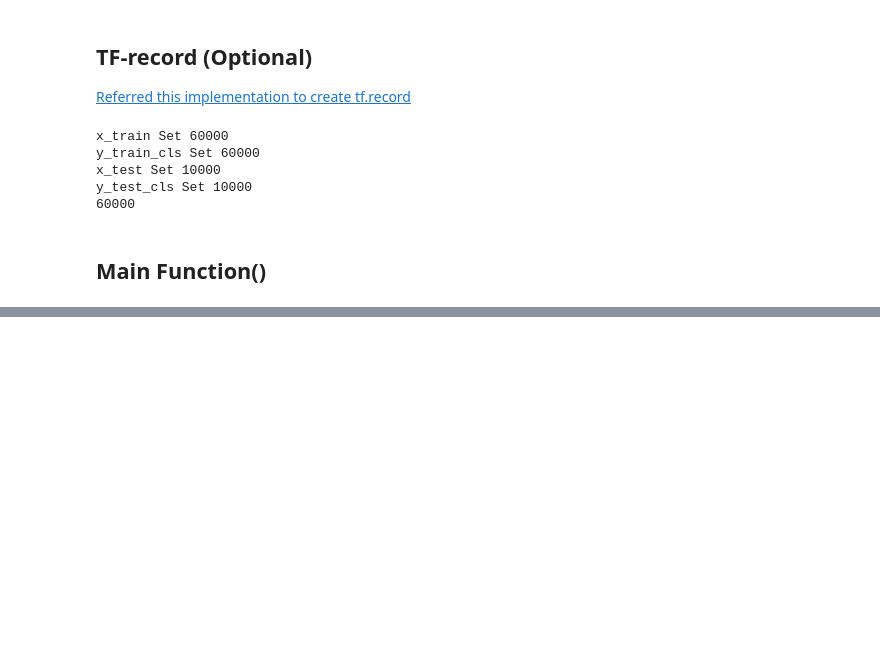
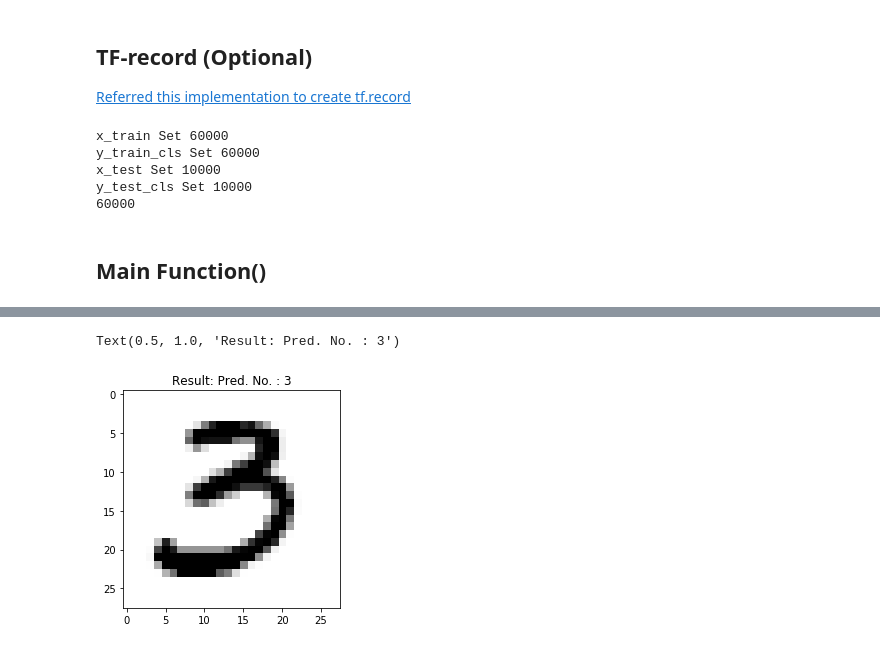
Before and after one commit to rahulkodinya/getAlongWithAI, a Jupyter notebook: 02_QAT_MNIST.ipynb, the cells around one changed output, grey strips where cells are left out. Cells and saved outputs as stored; diff of their text form; code cells hidden in the pictures; blank space fills up the shorter version.

```diff
--- a/02_QAT_MNIST.ipynb
+++ b/02_QAT_MNIST.ipynb
@@ -492,5 +519,5 @@ predictor_fn = tf.contrib.predictor.from_saved_model(
 # %%
-
+35
 dir = target + "/PNGs/"
 pngFname = dir + random.choice(os.listdir(dir))
 
@@ -500,30 +527,33 @@ pngFile.close()
 
 #sample = tf.cast(tf.image.decode_png(png_string, channels=1), tf.int8)
 sample = tf.cast(tf.image.decode_png(png_string, channels=1), tf.float32)
 
 a = np.ones(shape=(28,28,1),dtype=np.float32)
 
 img = tf.reshape(sample, [28, 28, 1])
 
 with sess.as_default():
     a = img.eval()
 
 b = np.ones(shape=(1,784),dtype=np.float32)
 
 b = a.reshape((1,784))
 
 output = predictor_fn({'image': b})
 #print(output)
 #print ("train_data.shape: " + str(sample.get_shape()))
 #print ("train_data.shape: " + str(img.get_shape()))
 
 max = 0
 
 for x in range(10):
     if output['probabilities'][0][x] >= output['probabilities'][0][max]:
         max = x
 
 f, ax = plt.subplots()
 ax.imshow(a.reshape(img_shape), cmap='binary')
 xlabel = "Result: Pred. No. : {0}".format(max)
 ax.set_title(xlabel)
+# %% [output]
+Text(0.5, 1.0, 'Result: Pred. No. : 3')
+[figure, added]
```
Also changed, not shown: parts of 7 cells of this notebook.
